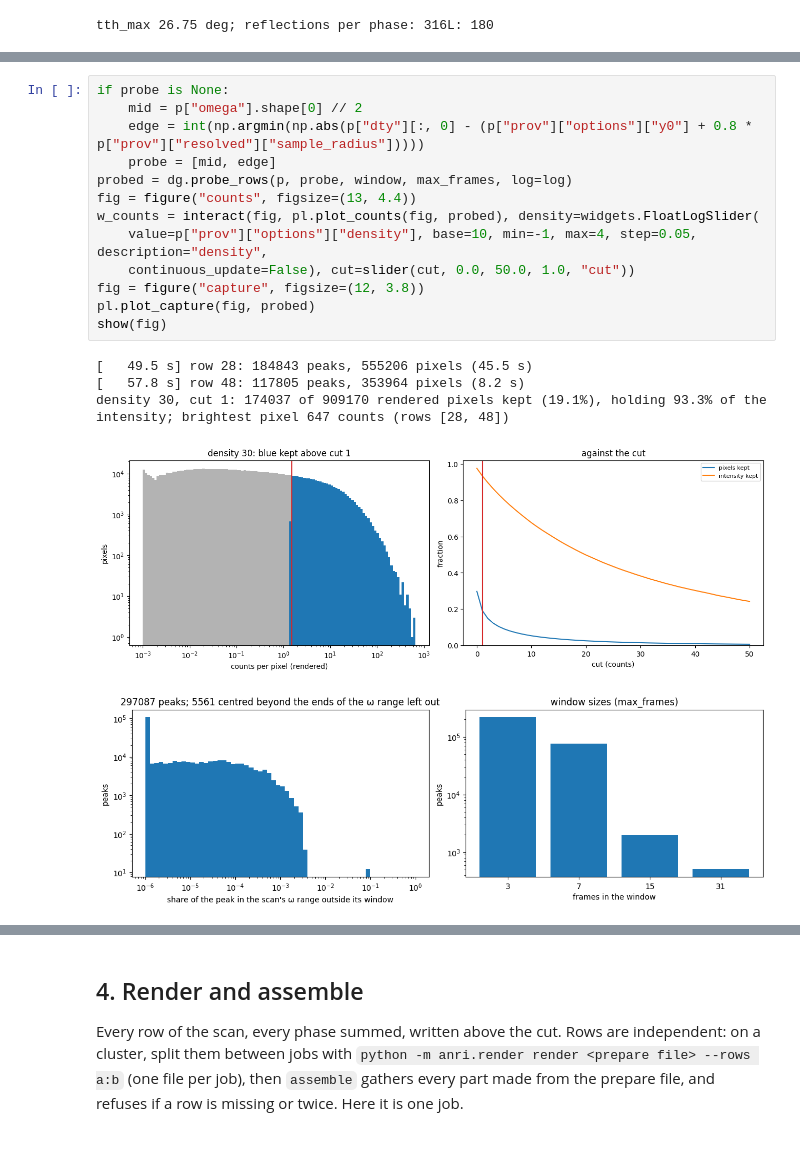
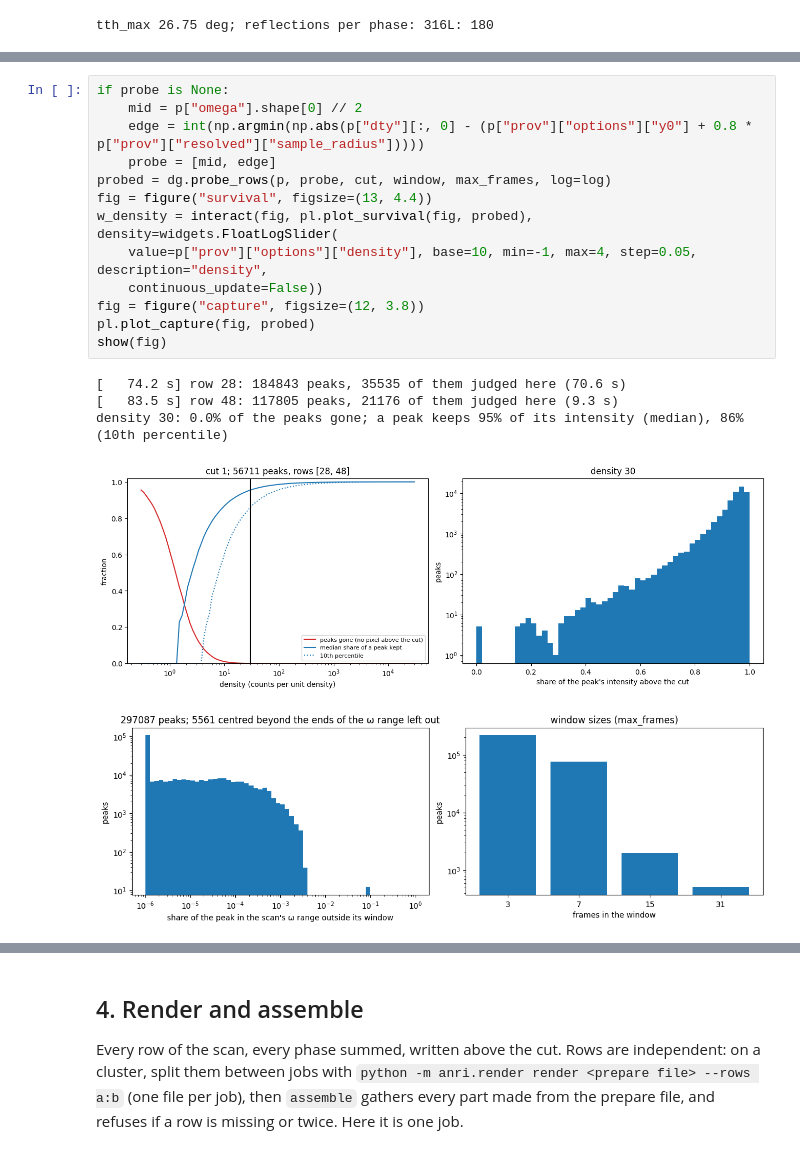
Before and after one commit to jadball/anri, a Jupyter notebook: docs/source/tutorials/rendering_parameters.ipynb, the cells around one changed output, grey strips where cells are left out. Cells and saved outputs as stored; diff of their text form.

```diff
--- a/docs/source/tutorials/rendering_parameters.ipynb
+++ b/docs/source/tutorials/rendering_parameters.ipynb
@@ -178,20 +180,20 @@ ImageD11's segmentation keeps only pixels above a cut, so the faint ends and tai
 # %%
 if probe is None:
     mid = p["omega"].shape[0] // 2
     edge = int(np.argmin(np.abs(p["dty"][:, 0] - (p["prov"]["options"]["y0"] + 0.8 * p["prov"]["resolved"]["sample_radius"]))))
     probe = [mid, edge]
-probed = dg.probe_rows(p, probe, window, max_frames, log=log)
-fig = figure("counts", figsize=(13, 4.4))
-w_counts = interact(fig, pl.plot_counts(fig, probed), density=widgets.FloatLogSlider(
+probed = dg.probe_rows(p, probe, cut, window, max_frames, log=log)
+fig = figure("survival", figsize=(13, 4.4))
+w_density = interact(fig, pl.plot_survival(fig, probed), density=widgets.FloatLogSlider(
     value=p["prov"]["options"]["density"], base=10, min=-1, max=4, step=0.05, description="density",
-    continuous_update=False), cut=slider(cut, 0.0, 50.0, 1.0, "cut"))
+    continuous_update=False))
 fig = figure("capture", figsize=(12, 3.8))
 pl.plot_capture(fig, probed)
 show(fig)
 # %% [output]
-[   49.5 s] row 28: 184843 peaks, 555206 pixels (45.5 s)
-[   57.8 s] row 48: 117805 peaks, 353964 pixels (8.2 s)
-density 30, cut 1: 174037 of 909170 rendered pixels kept (19.1%), holding 93.3% of the intensity; brightest pixel 647 counts (rows [28, 48])
+[   74.2 s] row 28: 184843 peaks, 35535 of them judged here (70.6 s)
+[   83.5 s] row 48: 117805 peaks, 21176 of them judged here (9.3 s)
+density 30: 0.0% of the peaks gone; a peak keeps 95% of its intensity (median), 86% (10th percentile)
-[figure, old version]
+[figure, new version]
 [figure]
 # %%
```
Also changed, not shown: parts of 7 cells of this notebook, 7 other files.
